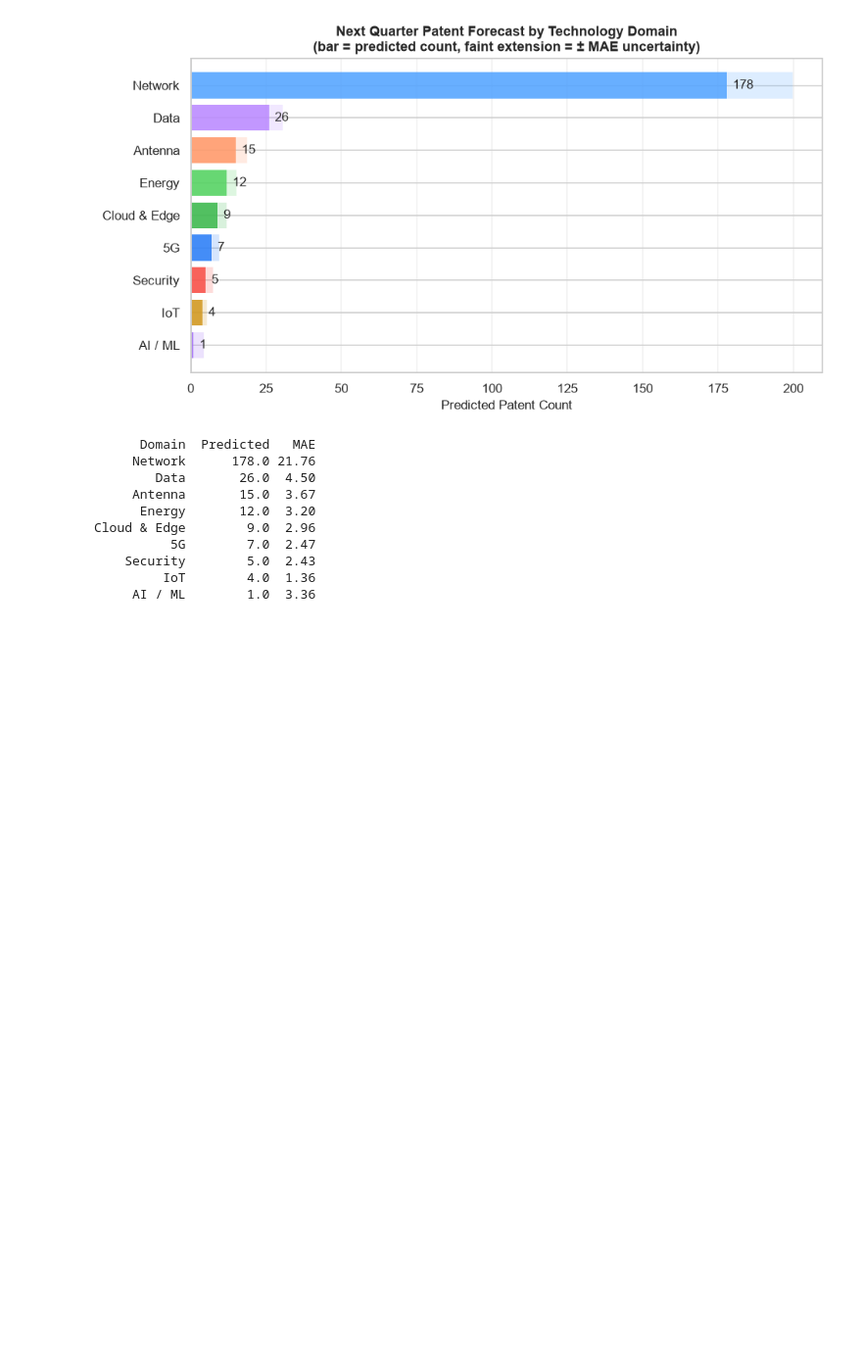
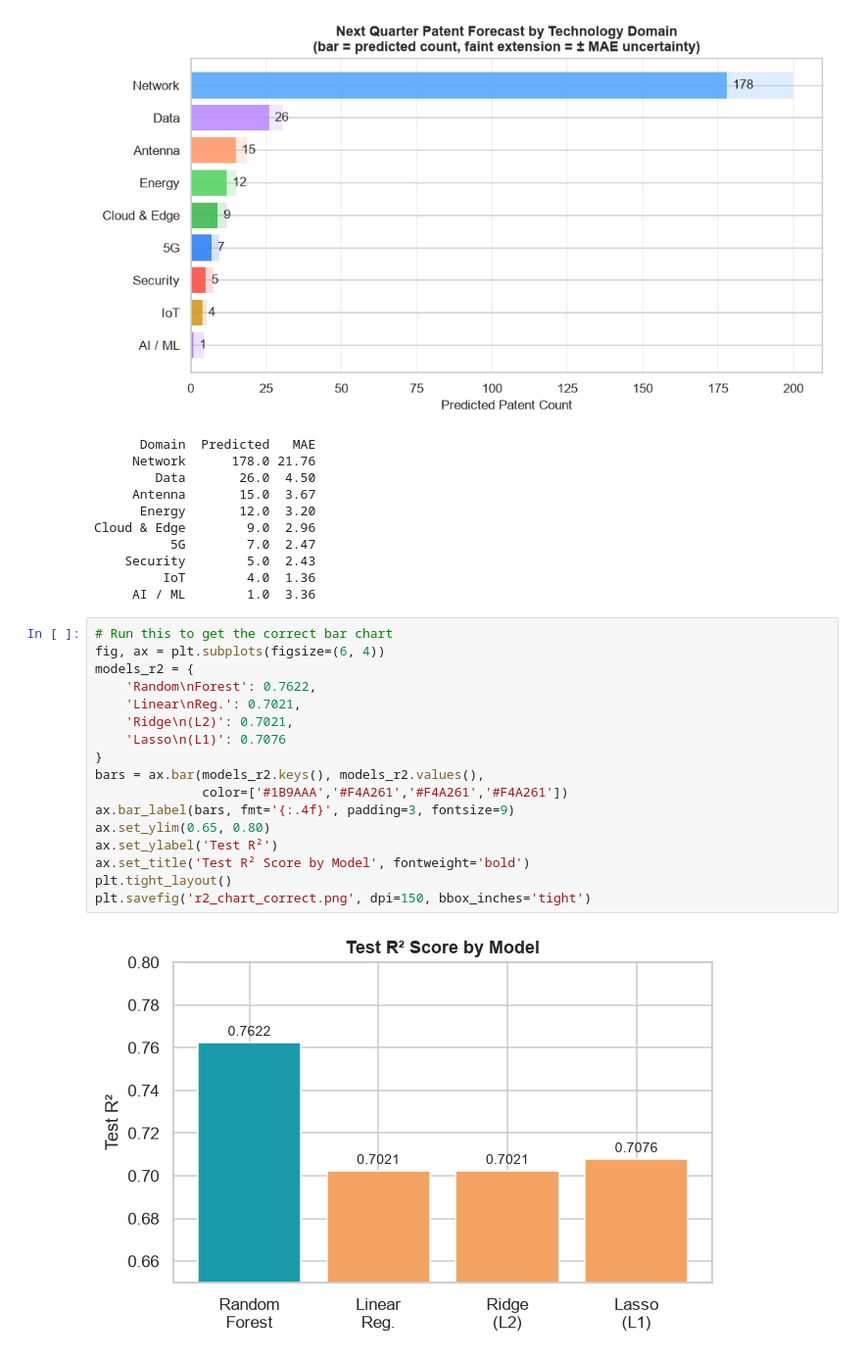
Before and after one commit to prameela2k2/NASSCOM-Training-VEDIC, a Jupyter notebook: patent_projectv2/ericsson_patent_pipeline_v3.ipynb, the cells around one changed output. Shown at 98% size. Drawn from its saved outputs; the diff is of its cells as text; blank space fills up the shorter version.

```diff
--- a/patent_projectv2/ericsson_patent_pipeline_v3.ipynb
+++ b/patent_projectv2/ericsson_patent_pipeline_v3.ipynb
@@ -1386,3 +1386,22 @@ Cloud & Edge        9.0  2.96
     Security        5.0  2.43
          IoT        4.0  1.36
      AI / ML        1.0  3.36
+# %%
+# Run this to get the correct bar chart
+fig, ax = plt.subplots(figsize=(6, 4))
+models_r2 = {
+    'Random\nForest': 0.7622,
+    'Linear\nReg.': 0.7021,
+    'Ridge\n(L2)': 0.7021,
+    'Lasso\n(L1)': 0.7076
+}
+bars = ax.bar(models_r2.keys(), models_r2.values(),
+              color=['#1B9AAA','#F4A261','#F4A261','#F4A261'])
+ax.bar_label(bars, fmt='{:.4f}', padding=3, fontsize=9)
+ax.set_ylim(0.65, 0.80)
+ax.set_ylabel('Test R²')
+ax.set_title('Test R² Score by Model', fontweight='bold')
+plt.tight_layout()
+plt.savefig('r2_chart_correct.png', dpi=150, bbox_inches='tight')
+# %% [output]
+[figure, added]
```
Also changed, not shown: parts of 3 cells of this notebook, 8 other files.
